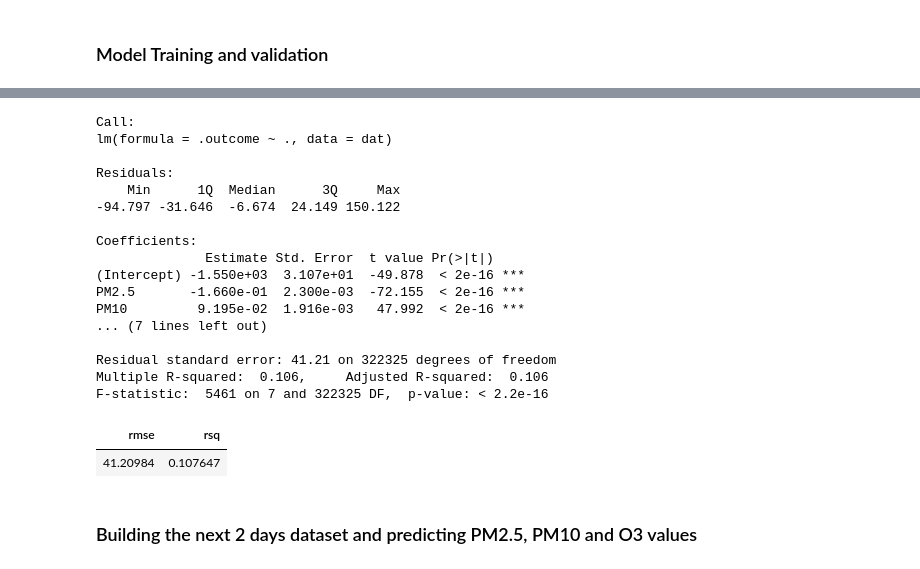
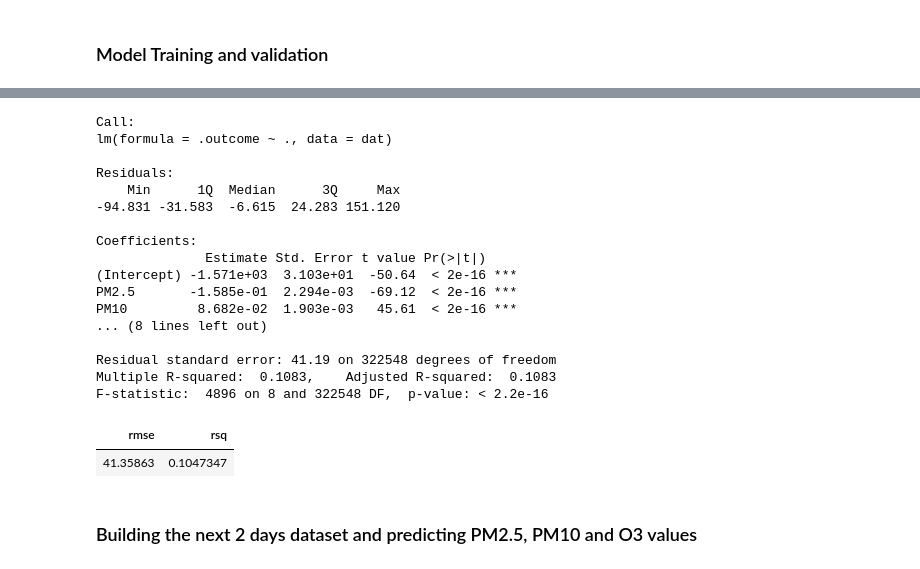
Before and after one commit to KelseyFertakis/DS420_Factoria, a Jupyter notebook: VM_Beijing_Submission.ipynb, the cells around one changed output, grey strips where cells are left out. Drawn from its saved outputs; the diff is of its cells as text; code cells hidden in the pictures.

```diff
--- a/VM_Beijing_Submission.ipynb
+++ b/VM_Beijing_Submission.ipynb
@@ -523,7 +535,7 @@ str(test_bj)
  $ latitude      : num  40 40 40 40 40 ...
 # %%
 # Predicting PM2.5 using stationId, hour, month and weekend variables
-PM2.5_bj_formula <- as.formula("PM2.5 ~ latitude + longitude + hour + month + weekend")
+PM2.5_bj_formula <- as.formula("PM2.5 ~ latitude + longitude + hour + month + weekend + holiday")
 PM2.5_bj_model <- train(PM2.5_bj_formula, data = train_bj, method = "lm" )
 summary(PM2.5_bj_model)
 test_bj$PM2.5_pred <- predict(PM2.5_bj_model, test_bj)
@@ -551,6 +563,6 @@ F-statistic: 766.7 on 5 and 322327 DF,  p-value: < 2.2e-16
 # %%
 # Predicting PM10 using stationId, hour, month, weekend variables along with previously predicted PM2.5
-PM10_bj_formula <- as.formula("PM10 ~ PM2.5 + latitude + longitude + hour + month + weekend")
+PM10_bj_formula <- as.formula("PM10 ~ PM2.5 + latitude + longitude + hour + month + weekend + holiday")
 PM10_bj_model <- train(PM10_bj_formula, data = train_bj, method = "lm" )
 summary(PM10_bj_model)
 test_bj$PM10_pred <- predict(PM10_bj_model, test_bj)
@@ -578,30 +590,30 @@ F-statistic: 3.103e+04 on 6 and 322326 DF,  p-value: < 2.2e-16
 # %%
 # Predicting O3 using stationId, hour, month, weekend variables along with previously predicted PM2.5, PM10 and O3 variables
-O3_bj_formula <- as.formula("O3 ~ PM2.5 + PM10 + latitude + longitude + hour + month + weekend")
+O3_bj_formula <- as.formula("O3 ~ PM2.5 + PM10 + latitude + longitude + hour + month + weekend + holiday")
 O3_bj_model <- train(O3_bj_formula, data = train_bj, method = "lm" )
 summary(O3_bj_model)
 test_bj$O3_pred <- predict(O3_bj_model, test_bj)
 metrics(test_bj, truth = O3, estimate = O3_pred)
 # %% [output]
 Call:
 lm(formula = .outcome ~ ., data = dat)
 
 Residuals:
     Min      1Q  Median      3Q     Max
--94.797 -31.646  -6.674  24.149 150.122
+-94.831 -31.583  -6.615  24.283 151.120
 
 Coefficients:
-              Estimate Std. Error  t value Pr(>|t|)
-(Intercept) -1.550e+03  3.107e+01  -49.878  < 2e-16 ***
-PM2.5       -1.660e-01  2.300e-03  -72.155  < 2e-16 ***
-PM10         9.195e-02  1.916e-03   47.992  < 2e-16 ***
-... (7 lines left out)
+              Estimate Std. Error t value Pr(>|t|)
+(Intercept) -1.571e+03  3.103e+01  -50.64  < 2e-16 ***
+PM2.5       -1.585e-01  2.294e-03  -69.12  < 2e-16 ***
+PM10         8.682e-02  1.903e-03   45.61  < 2e-16 ***
+... (8 lines left out)
 
-Residual standard error: 41.21 on 322325 degrees of freedom
-Multiple R-squared:  0.106,     Adjusted R-squared:  0.106
-F-statistic:  5461 on 7 and 322325 DF,  p-value: < 2.2e-16
+Residual standard error: 41.19 on 322548 degrees of freedom
+Multiple R-squared:  0.1083,    Adjusted R-squared:  0.1083
+F-statistic:  4896 on 8 and 322548 DF,  p-value: < 2.2e-16
 | rmse | rsq |
-| 41.20984 | 0.107647 |
+| 41.35863 | 0.1047347 |
 # %%
 rm("train_bj")
 rm("test_bj")
```
Also changed, not shown: parts of 21 cells of this notebook, 1 other file.
